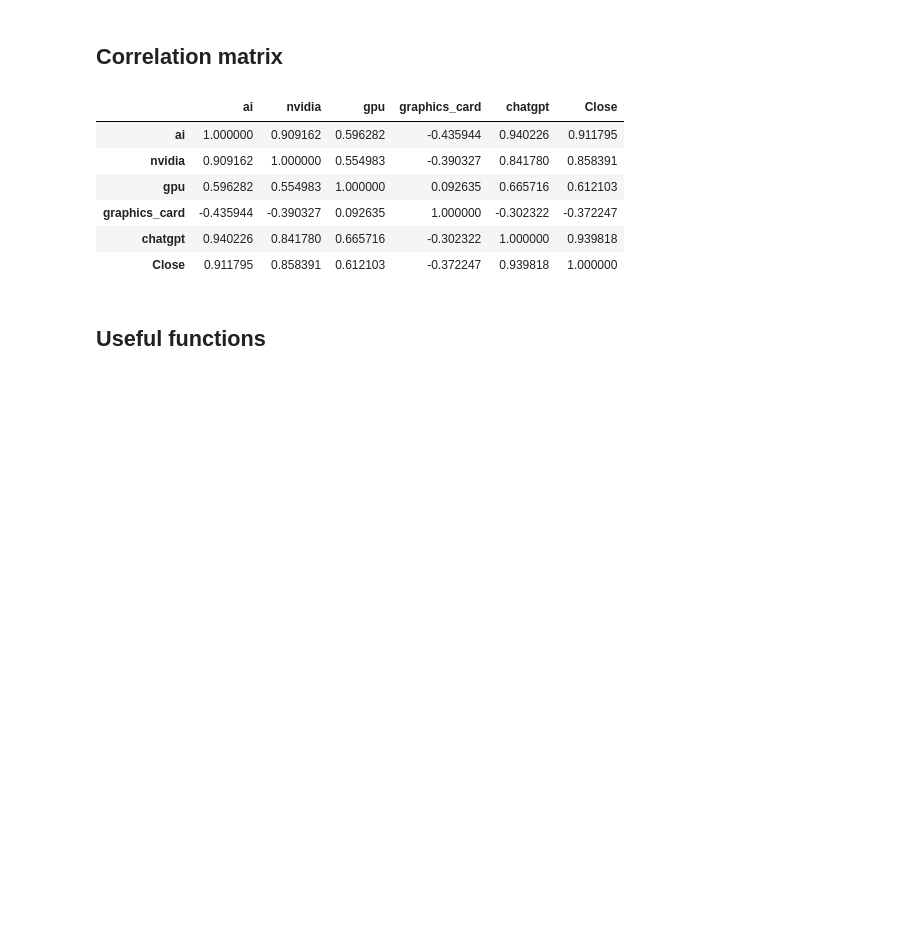
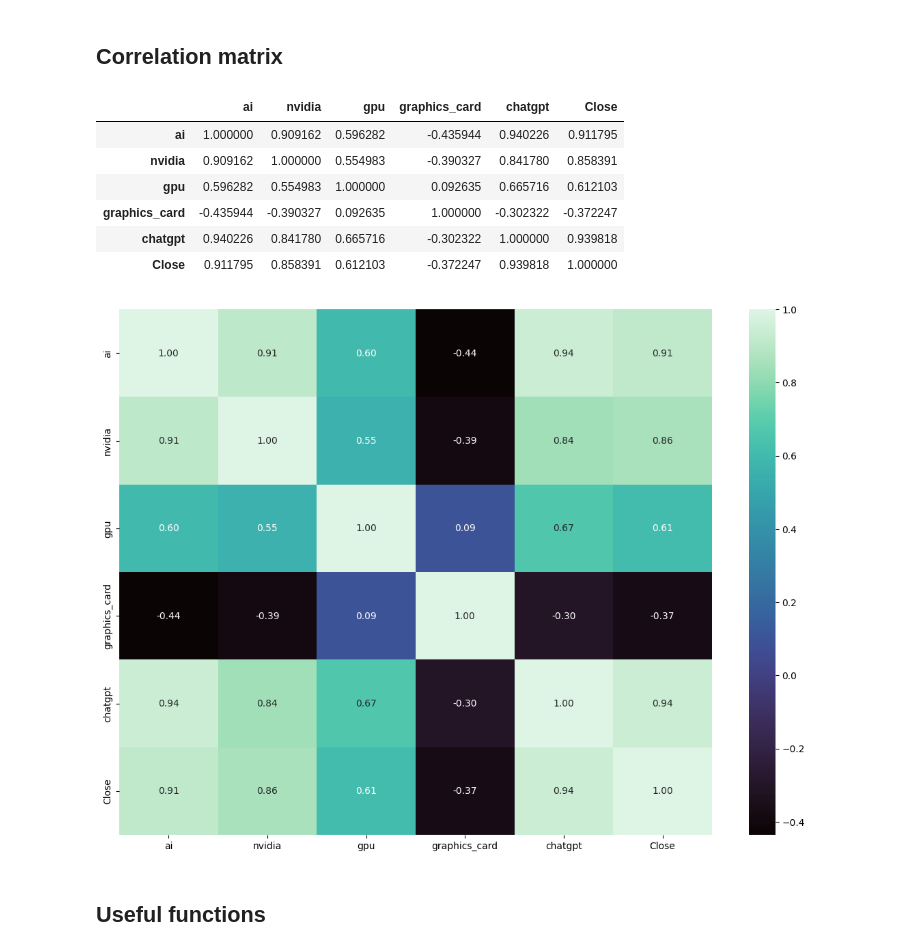
Before and after one commit to tomaszstachera/ts-lin-reg-nvidia, a Jupyter notebook: ts-lin-reg-nvidia.ipynb, the cells around one changed output. Saved outputs shown, nothing was run; the diff lists cells and outputs as text; code cells hidden in the pictures; blank space fills up the shorter version.

```diff
--- a/ts-lin-reg-nvidia.ipynb
+++ b/ts-lin-reg-nvidia.ipynb
@@ -101,3 +103,9 @@ pd.concat([df_x, df_y], axis=1).corr()
+# %%
+corr = pd.concat([df_x, df_y], axis=1).corr()
+f, ax = plt.subplots(figsize=(14, 10))
+sn.heatmap(corr, annot=True, annot_kws={}, fmt='.2f', cmap="mako");
+# %% [output]
+[figure, added]
 # %% [markdown]
 ## Useful functions
 # %%
```
Also changed, not shown: parts of 2 cells of this notebook, 13 other files.
